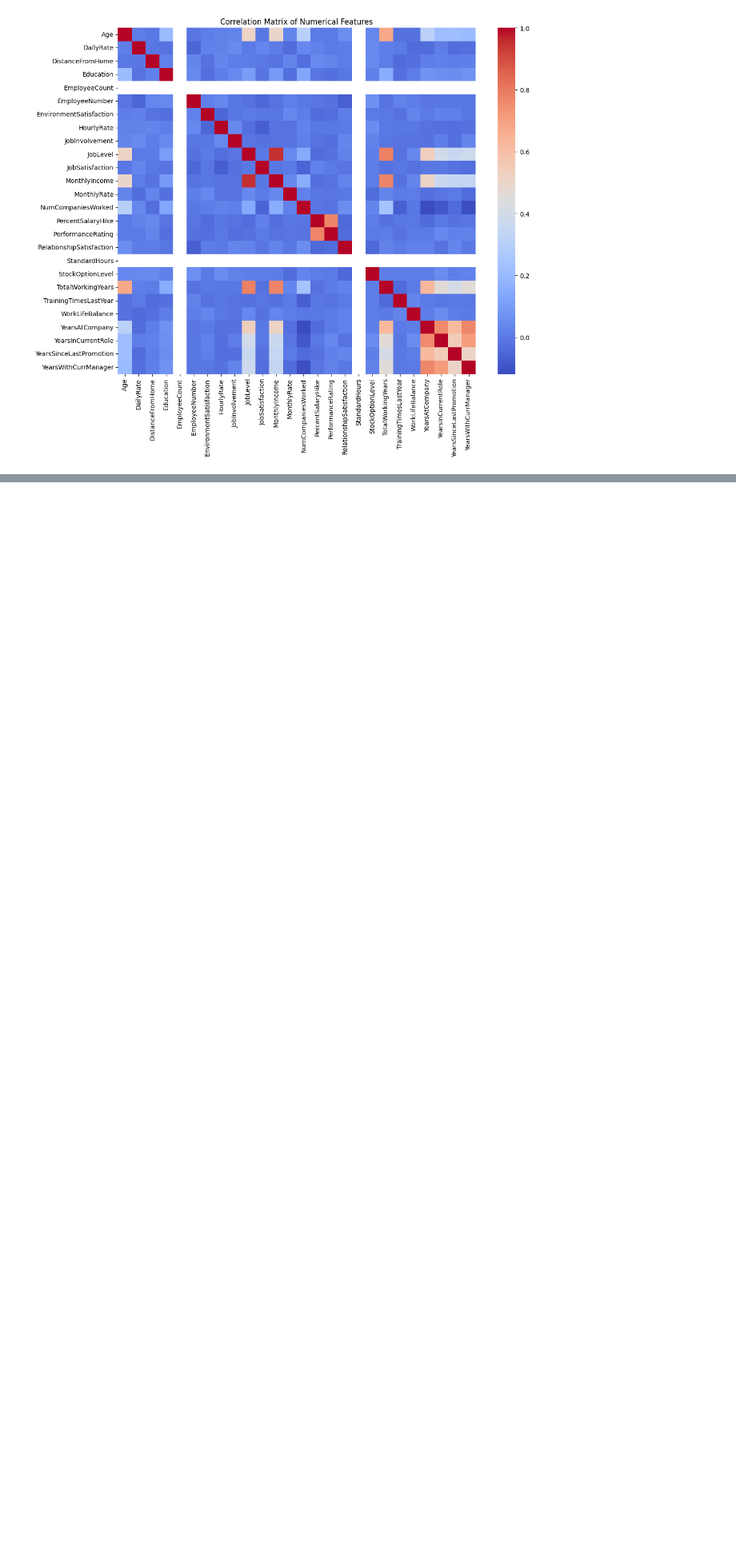
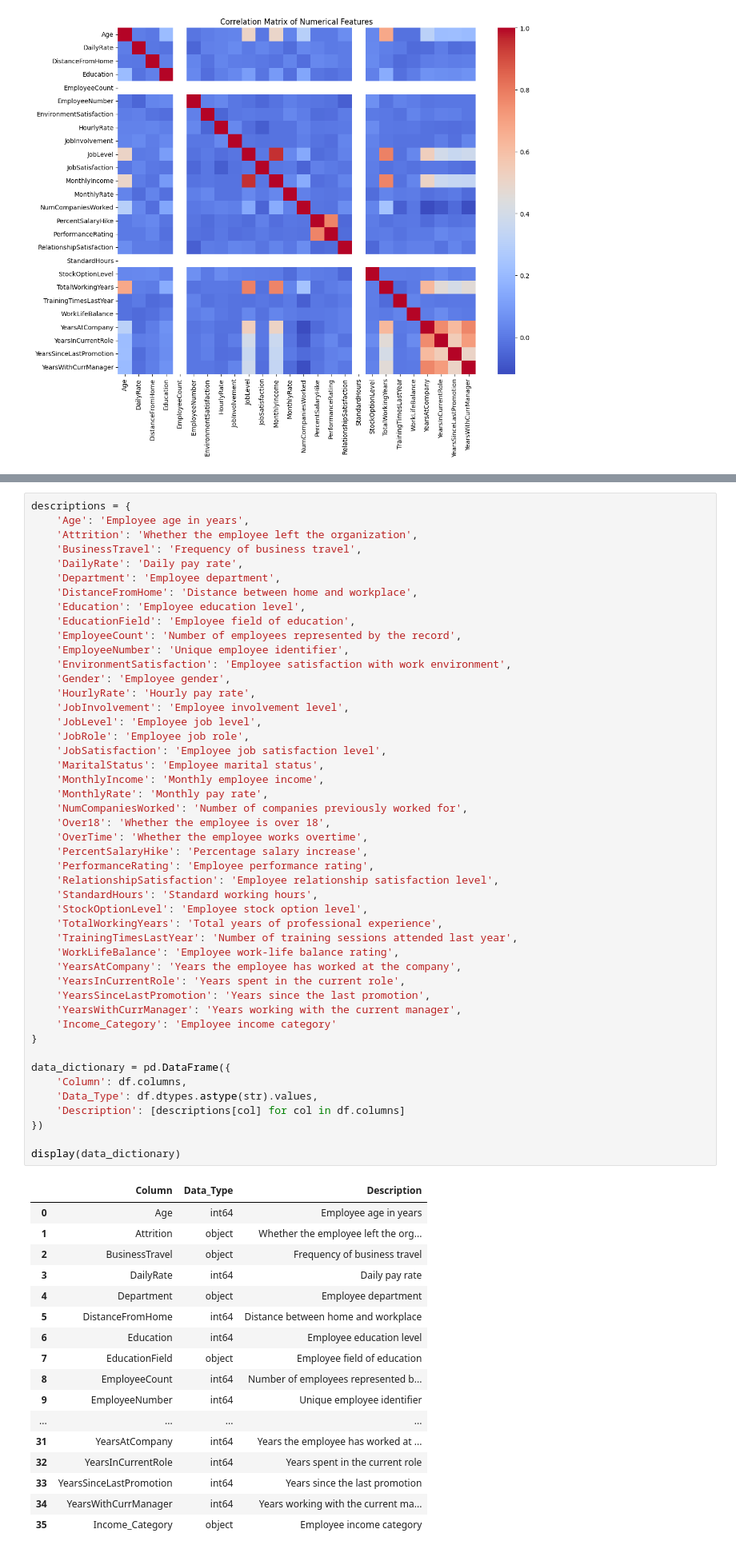
Before and after one commit to ChaithraBR26/IBM-HR-Analytics-Employee-Attrition-and-Performance, a Jupyter notebook: IBM_HR_Analytics_Employee_Attrition_&_Performance.ipynb, the cells around one changed output, grey strips where cells are left out. Shown at 80% size. Drawn from its saved outputs; the diff is of its cells as text; blank space fills up the shorter version.

```diff
--- a/IBM_HR_Analytics_Employee_Attrition_&_Performance.ipynb
+++ b/IBM_HR_Analytics_Employee_Attrition_&_Performance.ipynb
@@ -349,0 +497,65 @@ plt.show()
+# %%
+descriptions = {
+    'Age': 'Employee age in years',
+    'Attrition': 'Whether the employee left the organization',
+    'BusinessTravel': 'Frequency of business travel',
+    'DailyRate': 'Daily pay rate',
+    'Department': 'Employee department',
+    'DistanceFromHome': 'Distance between home and workplace',
+    'Education': 'Employee education level',
+    'EducationField': 'Employee field of education',
+    'EmployeeCount': 'Number of employees represented by the record',
+    'EmployeeNumber': 'Unique employee identifier',
+    'EnvironmentSatisfaction': 'Employee satisfaction with work environment',
+    'Gender': 'Employee gender',
+    'HourlyRate': 'Hourly pay rate',
+    'JobInvolvement': 'Employee involvement level',
+    'JobLevel': 'Employee job level',
+    'JobRole': 'Employee job role',
+    'JobSatisfaction': 'Employee job satisfaction level',
+    'MaritalStatus': 'Employee marital status',
+    'MonthlyIncome': 'Monthly employee income',
+    'MonthlyRate': 'Monthly pay rate',
+    'NumCompaniesWorked': 'Number of companies previously worked for',
+    'Over18': 'Whether the employee is over 18',
+    'OverTime': 'Whether the employee works overtime',
+    'PercentSalaryHike': 'Percentage salary increase',
+    'PerformanceRating': 'Employee performance rating',
+    'RelationshipSatisfaction': 'Employee relationship satisfaction level',
+    'StandardHours': 'Standard working hours',
+    'StockOptionLevel': 'Employee stock option level',
+    'TotalWorkingYears': 'Total years of professional experience',
+    'TrainingTimesLastYear': 'Number of training sessions attended last year',
+    'WorkLifeBalance': 'Employee work-life balance rating',
+    'YearsAtCompany': 'Years the employee has worked at the company',
+    'YearsInCurrentRole': 'Years spent in the current role',
+    'YearsSinceLastPromotion': 'Years since the last promotion',
+    'YearsWithCurrManager': 'Years working with the current manager',
+    'Income_Category': 'Employee income category'
+}
+
+data_dictionary = pd.DataFrame({
+    'Column': df.columns,
+    'Data_Type': df.dtypes.astype(str).values,
+    'Description': [descriptions[col] for col in df.columns]
+})
+
+display(data_dictionary)
+# %% [output]
+|  | Column | Data_Type | Description |
+| 0 | Age | int64 | Employee age in years |
+| 1 | Attrition | object | Whether the employee left the org... |
+| 2 | BusinessTravel | object | Frequency of business travel |
+| 3 | DailyRate | int64 | Daily pay rate |
+| 4 | Department | object | Employee department |
+| 5 | DistanceFromHome | int64 | Distance between home and workplace |
+| 6 | Education | int64 | Employee education level |
+| 7 | EducationField | object | Employee field of education |
+| 8 | EmployeeCount | int64 | Number of employees represented b... |
+| 9 | EmployeeNumber | int64 | Unique employee identifier |
+| ... | ... | ... | ... |
+| 31 | YearsAtCompany | int64 | Years the employee has worked at ... |
+| 32 | YearsInCurrentRole | int64 | Years spent in the current role |
+| 33 | YearsSinceLastPromotion | int64 | Years since the last promotion |
+| 34 | YearsWithCurrManager | int64 | Years working with the current ma... |
+| 35 | Income_Category | object | Employee income category |
```
Also changed, not shown: parts of 24 cells of this notebook.
